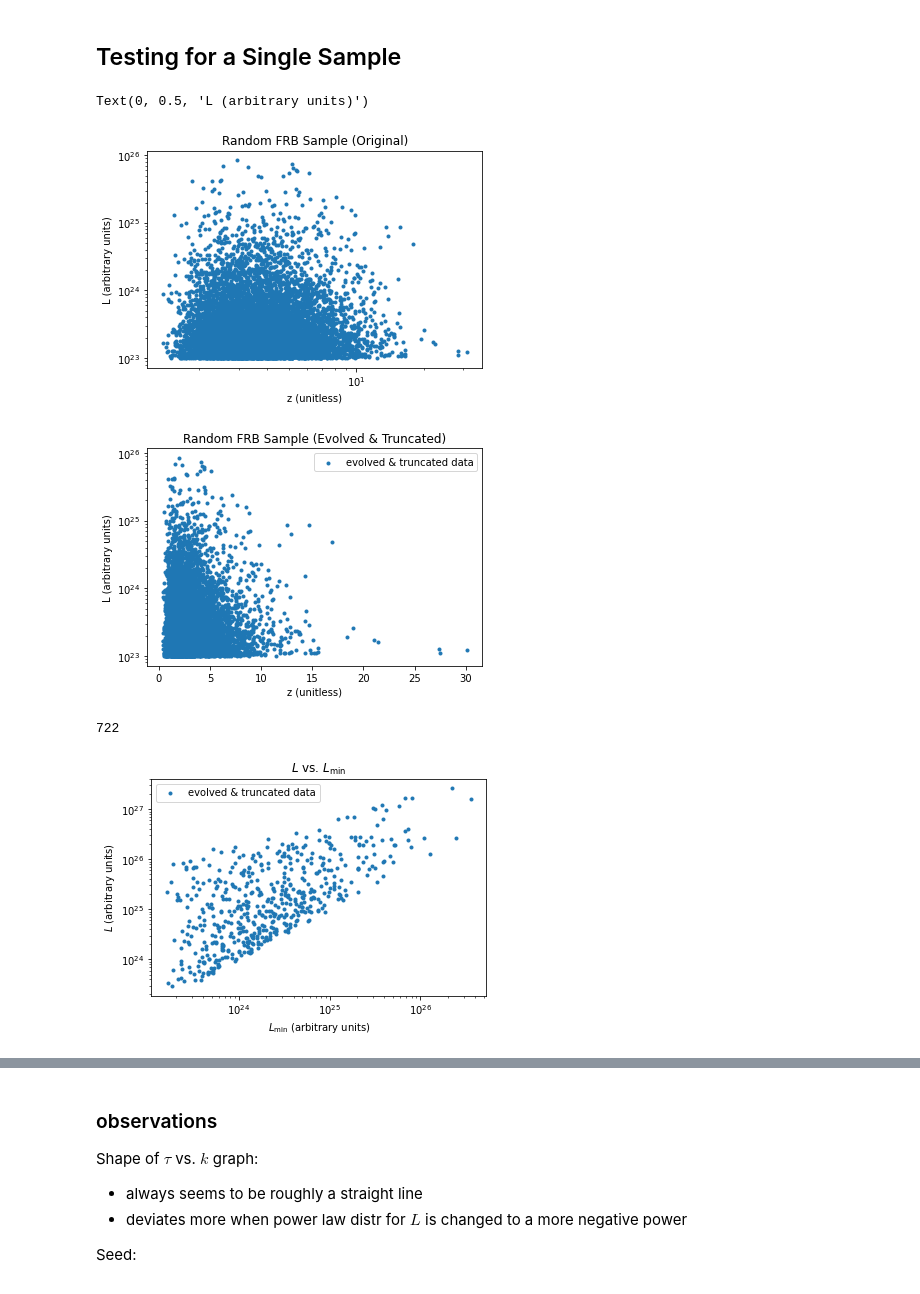
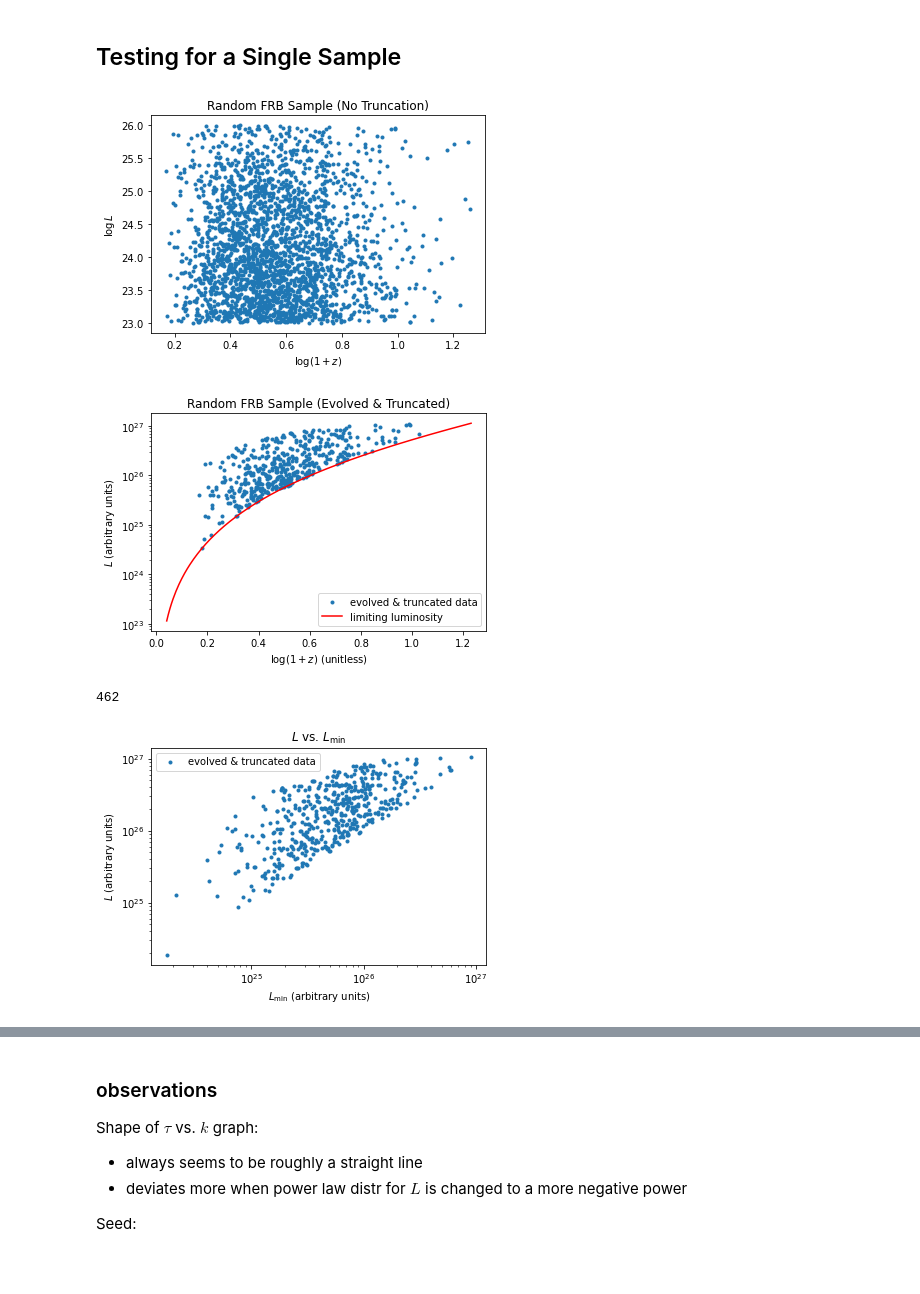
Before and after one commit to will-s-h/FRB-Project, a Jupyter notebook: Programs/ktau sim 2.0.ipynb, the cells around one changed output, grey strips where cells are left out. Cells and saved outputs as stored; diff of their text form; code cells hidden in the pictures.

Commit message:
simulation graphs

```diff
--- a/Programs/ktau sim 2.0.ipynb
+++ b/Programs/ktau sim 2.0.ipynb
@@ -85,55 +62,54 @@ functions used:
 ## Testing for a Single Sample
 # %%
 # generate data for one random sample
-size = 10000
-seed = 13
-zsamp, Lsamp = sim.frb_sample(zparams=[0.9, 0.6], Lparams=[1e23, 1e26, -2], size=size, seed=seed)
-plt.scatter(1+zsamp, Lsamp, marker='.')
-plt.yscale('log')
-plt.xscale('log')
-plt.title('Random FRB Sample (Original)')
-plt.xlabel('z (unitless)')
-plt.ylabel('L (arbitrary units)')
-#plt.xlim([0,7.5])
+size = 2500
+seed = 8
+zsamp, Lsamp = sim.frb_sample(zparams=[0.9, 0.6], Lparams=[1e23, 1e26, -1.2], size=size, seed=seed)
+plt.scatter(np.log10(1+zsamp), np.log10(Lsamp), marker='.')
+plt.title('Random FRB Sample (No Truncation)')
+plt.xlabel('$\\log(1+z)$')
+plt.ylabel('$\\log L$')
+#plt.savefig("../Results/sim graphs 09.15.22/sample.png", dpi=1000)
+plt.show()
 # %% [output]
-Text(0, 0.5, 'L (arbitrary units)')
-[figure, old version]
+[figure, new version]
 # %%
 #define some minimum luminosity functions
 
-def standard(zs, Ls=None, F=1e-10, alpha=1):
+def standard(zs, Ls=None, F=5, alpha=1):
     return c.E_v(Fs=F, z=zs, alpha=alpha)
 
 def allow_all(zs, Ls=None):
-    return 1e20*zs + 1e22
+    return 1e19*zs + 1e21
 
 minL_func = standard #set the function to be used
 # %%
 #evolve its luminosity and apply a truncation:
-truek = 0
+truek = 2
 Levo = Lsamp * kt.g_complex(zsamp, truek) #evolve sample
 minL = minL_func(zs=zsamp, Ls=Levo)
 
 #truncate
 minL_trunc, L_trunc, z_trunc = kt.truncate(minL, Levo, zsamp)
 
-zlim = np.linspace(0.1, 6, 1000)
+zlim = np.linspace(0.1, 16, 1000)
 #plt.scatter(zsamp, Levo, marker='.', alpha=0.3, label='evolved (not truncated) data')
-plt.scatter(z_trunc, L_trunc, marker='.', label='evolved & truncated data')
-#plt.plot(zlim, minL_func(zlim), color='red', label='limiting luminosity')
+plt.scatter(np.log10(1+z_trunc), L_trunc, marker='.', label='evolved & truncated data')
+plt.plot(np.log10(1+zlim), minL_func(zlim), color='red', label='limiting luminosity')
 plt.yscale('log')
 plt.title('Random FRB Sample (Evolved & Truncated)')
-plt.ylabel('L (arbitrary units)')
-plt.xlabel('z (unitless)')
+plt.ylabel('$L$ (arbitrary units)')
+plt.xlabel('$\\log(1+z)$ (unitless)')
 plt.legend()
+#plt.savefig("../Results/sim graphs 09.15.22/sample_low_power.png", dpi=1000)
 plt.show()
 # %% [output]
-[figure, old version]
+[figure, new version]
 # %%
 # output size of sample after truncation
 print(len(L_trunc))
 # %% [output]
-722
+462
 # %%
 # plot L vs. L_lim
 plt.scatter(minL_trunc, L_trunc, marker='.', label='evolved & truncated data')
@@ -145,7 +121,7 @@ plt.title('$L$ vs. $L_\\mathrm{min}$')
 plt.legend()
 plt.show()
 # %% [output]
-[figure, old version]
+[figure, new version]
 # %%
 #generate taus for a given sample
 num = 20
```
Also changed, not shown: parts of 26 cells of this notebook, 15 other files.
